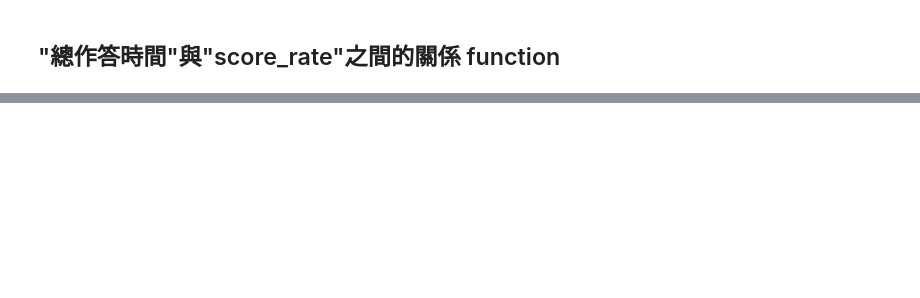
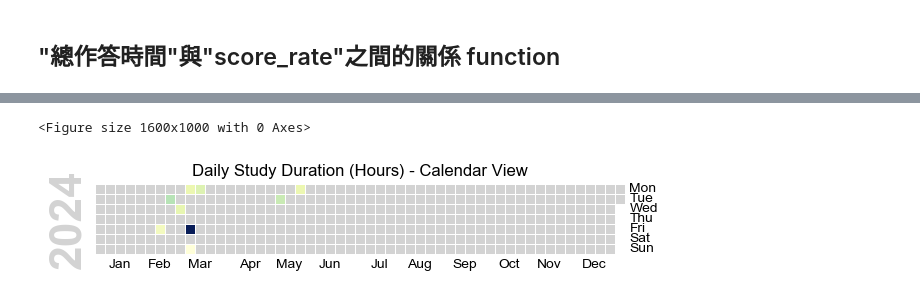
Before and after one commit to WilliamCHIU-ETH/2024-----ipynb, a Jupyter notebook: timegrade.ipynb, the cells around one changed output, grey strips where cells are left out. Drawn from its saved outputs; the diff is of its cells as text; code cells hidden in the pictures; blank space fills up the shorter version.

```diff
--- a/timegrade.ipynb
+++ b/timegrade.ipynb
@@ -252,0 +305,25 @@ strong multicollinearity or other numerical problems.
+# %%
+
+import calmap
+
+# 假設你的數據表名稱為 data
+data = pd.DataFrame({
+    'user_sn': [8634, 8634, 8634, 8634, 8634, 314389, 314389, 316786, 316786],
+    'date': pd.to_datetime(['2024-02-16', '2024-02-20', '2024-03-04', '2024-03-08', '2024-03-11', '2024-05-07', '2024-05-20', '2024-02-28', '2024-03-10']),
+    'duration': pd.to_timedelta(['0 days 00:16:06', '0 days 00:39:15', '0 days 00:21:33', '0 days 02:05:00', '0 days 00:26:59', '0 days 00:35:00', '0 days 00:21:27', '0 days 00:23:37', '0 days 00:06:03'])
+})
+
+# 將學習時長轉為小時
+data['duration_hours'] = data['duration'].dt.total_seconds() / 3600
+
+# 將學習時間按日期聚合
+data_by_date = data.groupby('date')['duration_hours'].sum()
+
+# 繪製日曆圖
+plt.figure(figsize=(16, 10))
+calmap.calendarplot(data_by_date, cmap="YlGnBu", fillcolor="lightgray", linewidth=0.5, daylabels=['Mon', 'Tue', 'Wed', 'Thu', 'Fri', 'Sat', 'Sun'])
+plt.title("Daily Study Duration (Hours) - Calendar View")
+plt.show()
+# %% [output]
+<Figure size 1600x1000 with 0 Axes>
+[figure, added]
```
Also changed, not shown: parts of 24 cells of this notebook.
